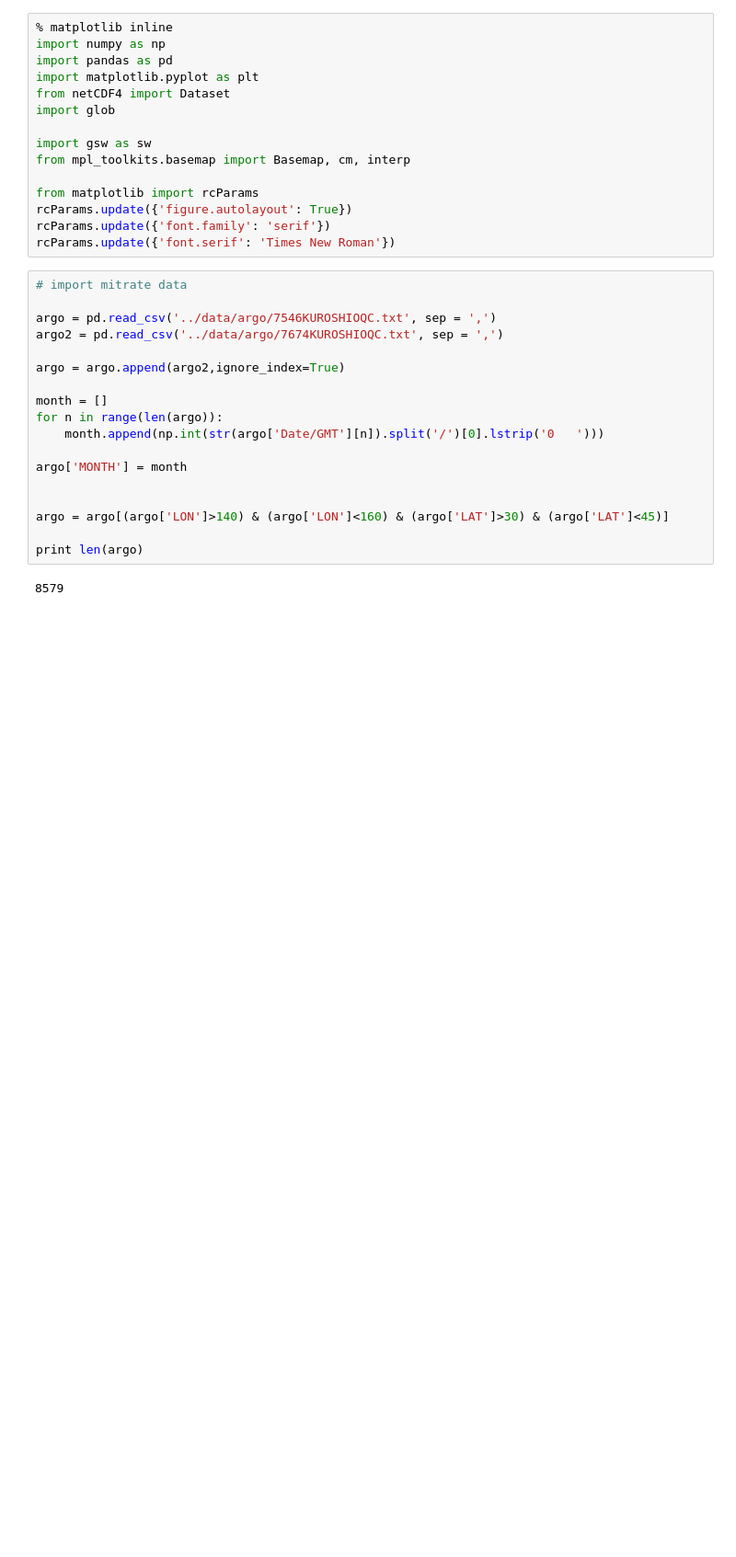
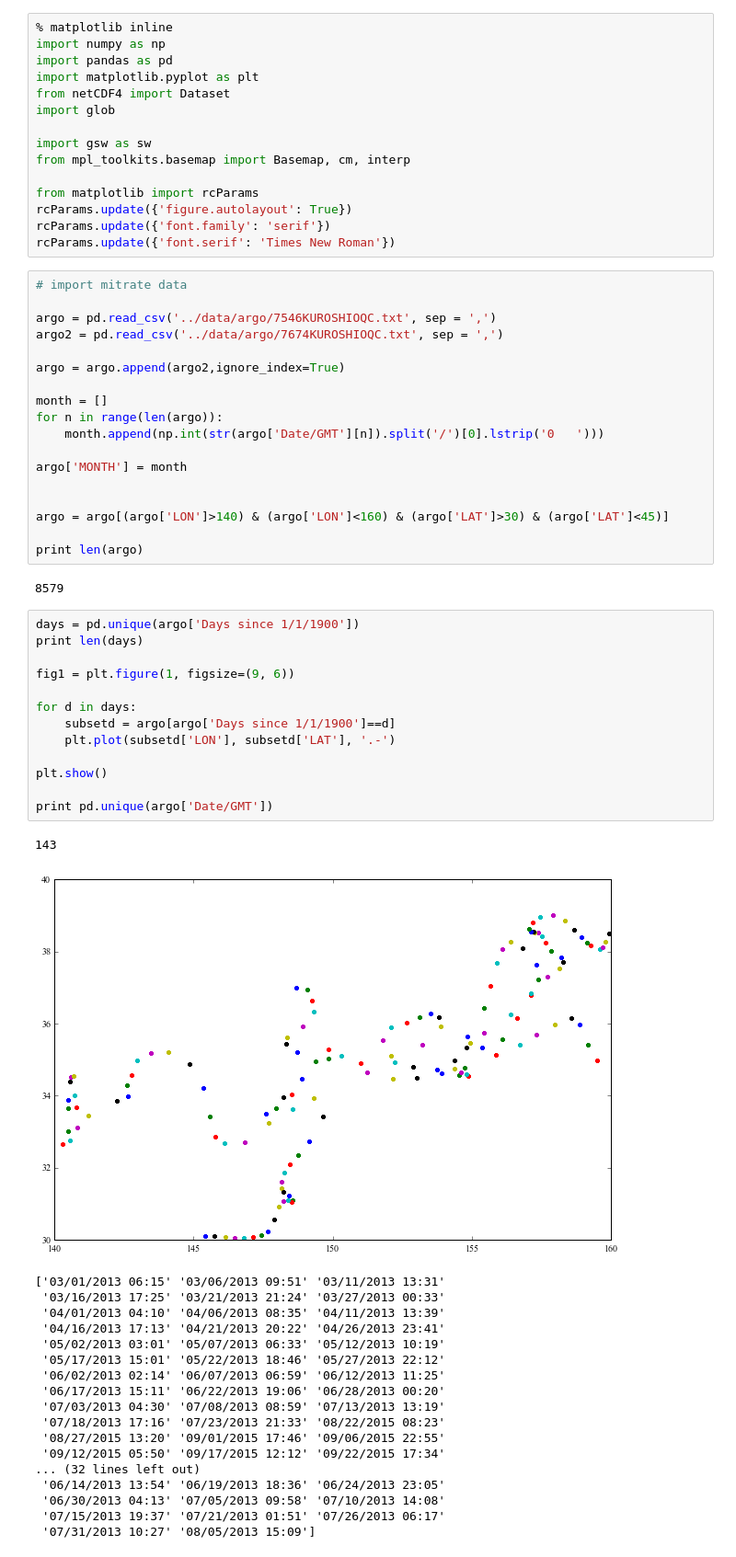
Before and after one commit to sophieclayton/kuroshio_productivity, a Jupyter notebook: kuro_argo_nitrate.ipynb, the cells around one changed output. Shown at 92% size. Saved outputs shown, nothing was run; the diff lists cells and outputs as text; blank space fills up the shorter version.

```diff
--- a/kuro_argo_nitrate.ipynb
+++ b/kuro_argo_nitrate.ipynb
@@ -33,4 +33,37 @@ argo = argo[(argo['LON']>140) & (argo['LON']<160) & (argo['LAT']>30) & (argo['LA
 print len(argo)
 # %% [output]
 8579
+# %%
+days = pd.unique(argo['Days since 1/1/1900'])
+print len(days)
+
+fig1 = plt.figure(1, figsize=(9, 6))
+
+for d in days:
+    subsetd = argo[argo['Days since 1/1/1900']==d]
+    plt.plot(subsetd['LON'], subsetd['LAT'], '.-')
+
+plt.show()
+
+print pd.unique(argo['Date/GMT'])
+# %% [output]
+143
+[figure, added]
+['03/01/2013 06:15' '03/06/2013 09:51' '03/11/2013 13:31'
+ '03/16/2013 17:25' '03/21/2013 21:24' '03/27/2013 00:33'
+ '04/01/2013 04:10' '04/06/2013 08:35' '04/11/2013 13:39'
+ '04/16/2013 17:13' '04/21/2013 20:22' '04/26/2013 23:41'
+ '05/02/2013 03:01' '05/07/2013 06:33' '05/12/2013 10:19'
+ '05/17/2013 15:01' '05/22/2013 18:46' '05/27/2013 22:12'
+ '06/02/2013 02:14' '06/07/2013 06:59' '06/12/2013 11:25'
+ '06/17/2013 15:11' '06/22/2013 19:06' '06/28/2013 00:20'
+ '07/03/2013 04:30' '07/08/2013 08:59' '07/13/2013 13:19'
+ '07/18/2013 17:16' '07/23/2013 21:33' '08/22/2015 08:23'
+ '08/27/2015 13:20' '09/01/2015 17:46' '09/06/2015 22:55'
+ '09/12/2015 05:50' '09/17/2015 12:12' '09/22/2015 17:34'
+... (32 lines left out)
+ '06/14/2013 13:54' '06/19/2013 18:36' '06/24/2013 23:05'
+ '06/30/2013 04:13' '07/05/2013 09:58' '07/10/2013 14:08'
+ '07/15/2013 19:37' '07/21/2013 01:51' '07/26/2013 06:17'
+ '07/31/2013 10:27' '08/05/2013 15:09']
 # %%
```
Also changed, not shown: parts of 3 cells of this notebook, 1 other file.
